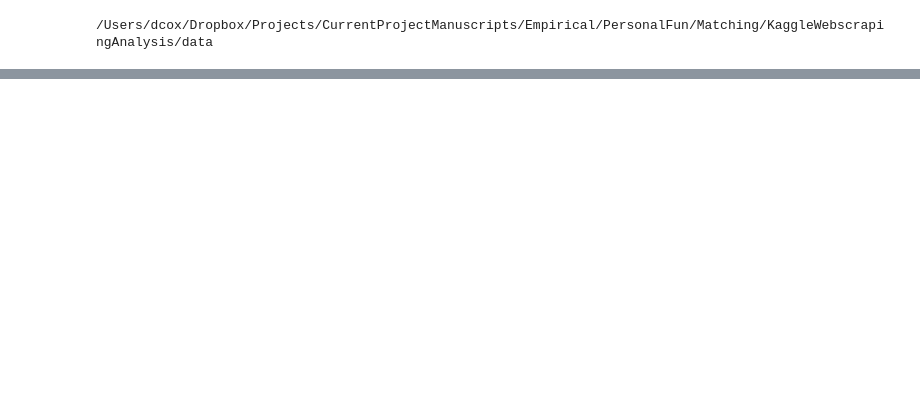
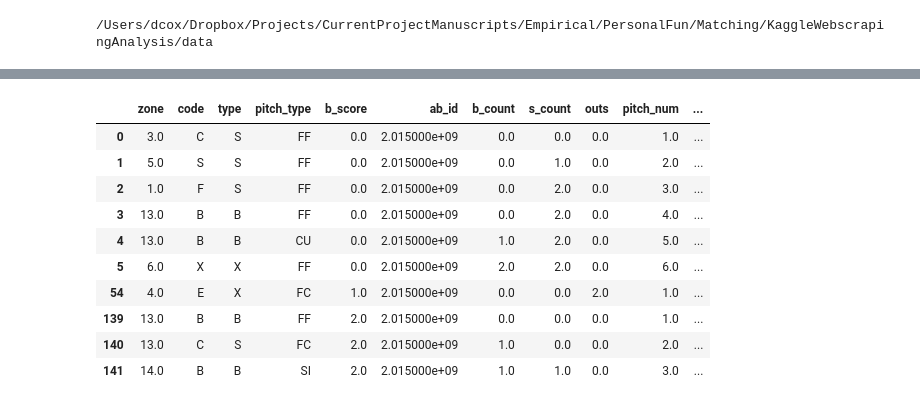
Before and after one commit to david-j-cox/Man-vs-Machine, a Jupyter notebook: setting_up_data_pipeline.ipynb, the cells around one changed output, grey strips where cells are left out. Cells and saved outputs as stored; diff of their text form; code cells hidden in the pictures; blank space fills up the shorter version.

```diff
--- a/setting_up_data_pipeline.ipynb
+++ b/setting_up_data_pipeline.ipynb
@@ -48,10 +42,23 @@ np.count_nonzero(df.batter_id == 572761) # Return total pitches seen by batter 5
 # %%
 # Create df for batter 572761
 batter_572761 = df[df['batter_id'] == 572761]
 batter_572761 = batter_572761.drop(['px','pz','start_speed','end_speed','spin_rate','spin_dir','break_angle',\
                                     'break_length','break_y','ax','ay','az','sz_bot','sz_top','type_confidence',\
-                                    'vx0','vy0','vz0','x','x0','y','y0','z0','pfx_x','pfx_z','nasty', 'event_num'], axis=1)
+                                    'vx0','vy0','vz0','x','x0','y','y0','z0','pfx_x','pfx_z','nasty', 'event_num',\
+                                   'o'], axis=1)
 batter_572761.head(10)
+# %% [output]
+|  | zone | code | type | pitch_type | b_score | ab_id | b_count | s_count | outs | pitch_num | ... |
+| 0 | 3.0 | C | S | FF | 0.0 | 2.015000e+09 | 0.0 | 0.0 | 0.0 | 1.0 | ... |
+| 1 | 5.0 | S | S | FF | 0.0 | 2.015000e+09 | 0.0 | 1.0 | 0.0 | 2.0 | ... |
+| 2 | 1.0 | F | S | FF | 0.0 | 2.015000e+09 | 0.0 | 2.0 | 0.0 | 3.0 | ... |
+| 3 | 13.0 | B | B | FF | 0.0 | 2.015000e+09 | 0.0 | 2.0 | 0.0 | 4.0 | ... |
+| 4 | 13.0 | B | B | CU | 0.0 | 2.015000e+09 | 1.0 | 2.0 | 0.0 | 5.0 | ... |
+| 5 | 6.0 | X | X | FF | 0.0 | 2.015000e+09 | 2.0 | 2.0 | 0.0 | 6.0 | ... |
+| 54 | 4.0 | E | X | FC | 1.0 | 2.015000e+09 | 0.0 | 0.0 | 2.0 | 1.0 | ... |
+| 139 | 13.0 | B | B | FF | 2.0 | 2.015000e+09 | 0.0 | 0.0 | 0.0 | 1.0 | ... |
+| 140 | 13.0 | C | S | FC | 2.0 | 2.015000e+09 | 1.0 | 0.0 | 0.0 | 2.0 | ... |
+| 141 | 14.0 | B | B | SI | 2.0 | 2.015000e+09 | 1.0 | 1.0 | 0.0 | 3.0 | ... |
 # %%
 # Plot pitch types
 pitch_counts = batter_572761['pitch_type'].value_counts()
```
Also changed, not shown: parts of 7 cells of this notebook.
